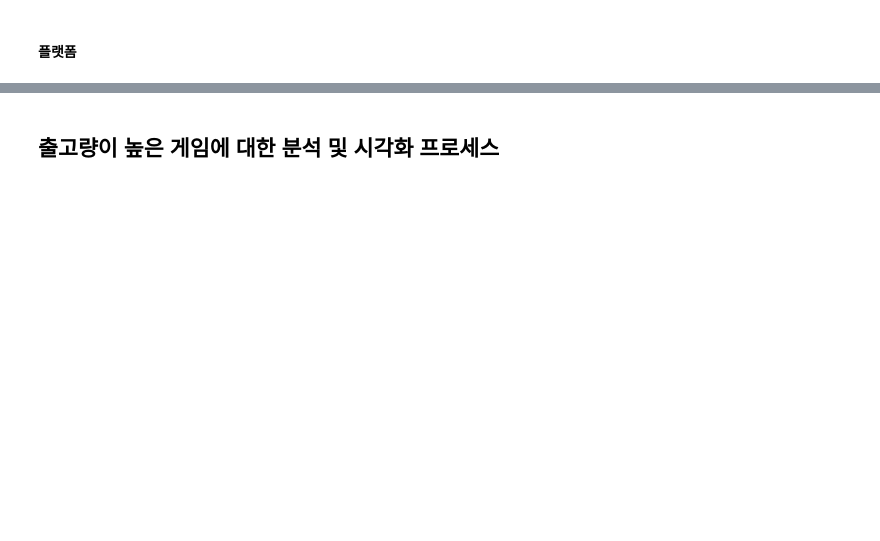
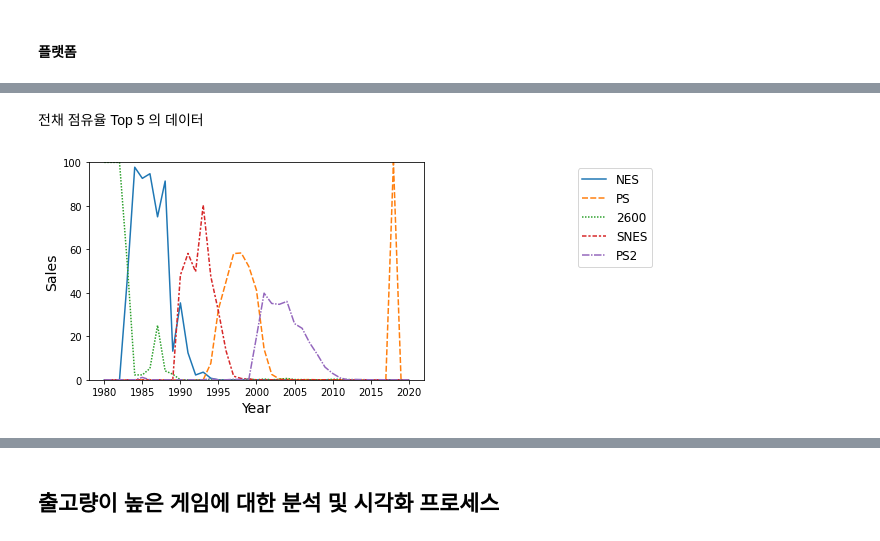
Before and after one commit to clomia/AIB-Section1-Project, a Jupyter notebook: DataAnalysis.ipynb, the cells around one changed output, grey strips where cells are left out. Cells and saved outputs as stored; diff of their text form; code cells hidden in the pictures; blank space fills up the shorter version.

```diff
--- a/DataAnalysis.ipynb
+++ b/DataAnalysis.ipynb
@@ -425,0 +484,6 @@ len(PLATFORMS)
+# %% [markdown]
+전채 점유율 Top 5 의 데이터
+# %%
+analysis_result.lineplot(df=analysis_result.info.top(5).platform.total);
+# %% [output]
+[figure, added]
```
Also changed, not shown: parts of 49 cells of this notebook.
